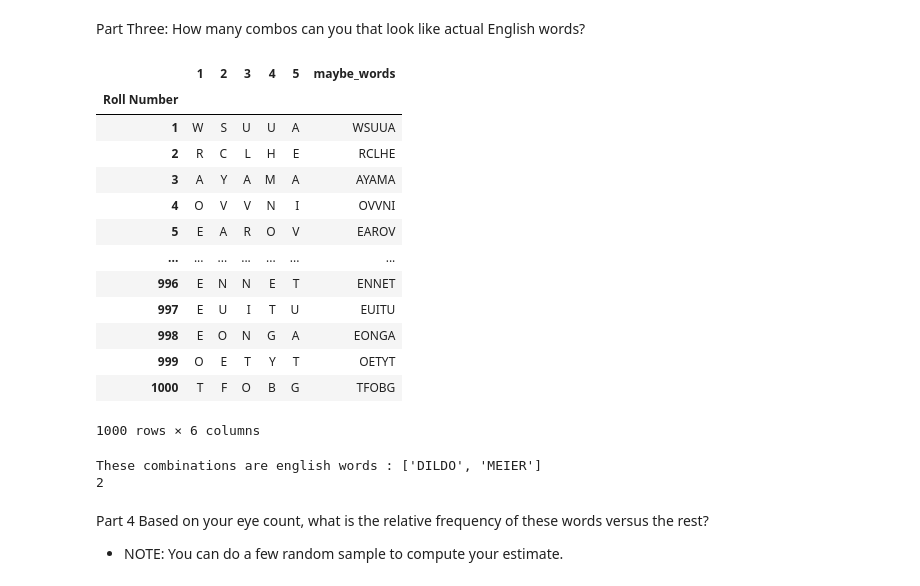
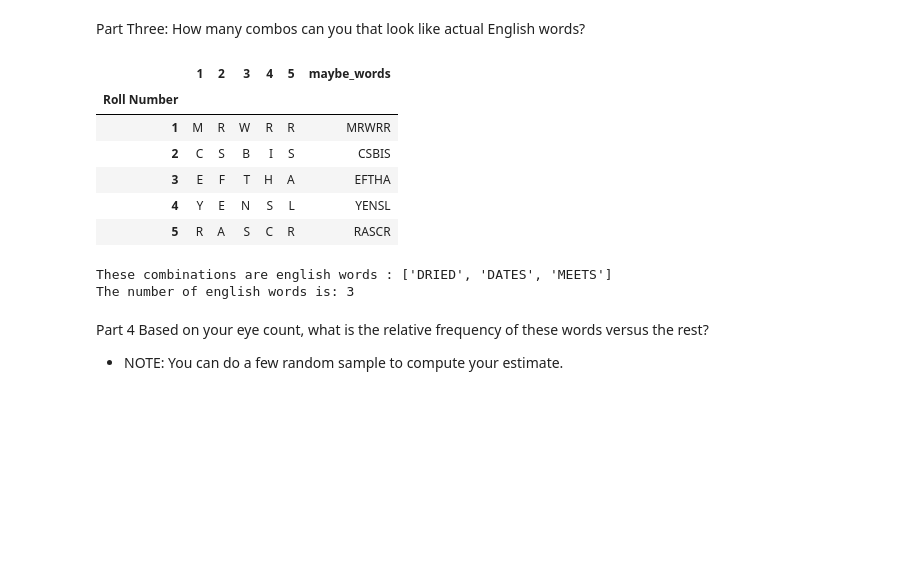
Before and after one commit to bellasamper/Montecarlo_Simulator, a Jupyter notebook: Montecarlo_demo.ipynb, the cells around one changed output. Cells and saved outputs as stored; diff of their text form; code cells hidden in the pictures; blank space fills up the shorter version.

```diff
--- a/Montecarlo_demo.ipynb
+++ b/Montecarlo_demo.ipynb
@@ -381,22 +374,15 @@ alpha_analyzer = Analyzer(alpha_game)
 # %%
 df_alpha = alpha_game.show()
 df_alpha["maybe_words"] = df_alpha[1] + df_alpha[2] + df_alpha[3] + df_alpha[4] + df_alpha[5]
-df_alpha
+df_alpha.head()
 # %% [output]
 |  | 1 | 2 | 3 | 4 | 5 | maybe_words |
 | Roll Number |  |  |  |  |  |  |
-| 1 | W | S | U | U | A | WSUUA |
-| 2 | R | C | L | H | E | RCLHE |
-| 3 | A | Y | A | M | A | AYAMA |
-| 4 | O | V | V | N | I | OVVNI |
-| 5 | E | A | R | O | V | EAROV |
-| ... | ... | ... | ... | ... | ... | ... |
-| 996 | E | N | N | E | T | ENNET |
-| 997 | E | U | I | T | U | EUITU |
-| 998 | E | O | N | G | A | EONGA |
-| 999 | O | E | T | Y | T | OETYT |
-| 1000 | T | F | O | B | G | TFOBG |
+| 1 | M | R | W | R | R | MRWRR |
+| 2 | C | S | B | I | S | CSBIS |
+| 3 | E | F | T | H | A | EFTHA |
+| 4 | Y | E | N | S | L | YENSL |
+| 5 | R | A | S | C | R | RASCR |
-1000 rows × 6 columns
 # %%
 import enchant
 # %%
@@ -409,10 +395,10 @@ for word in df_alpha['maybe_words']:
         englishword.append(word)
         count = count + 1
 print("These combinations are english words : " + str(englishword))
-print(count)
+print("The number of english words is: " + str(count))
 # %% [output]
-These combinations are english words : ['DILDO', 'MEIER']
-2
+These combinations are english words : ['DRIED', 'DATES', 'MEETS']
+The number of english words is: 3
 # %% [markdown]
 Part 4 Based on your eye count, what is the relative frequency of these words versus the rest?
 - NOTE: You can do a few random sample to compute your estimate.
```
Also changed, not shown: parts of 18 cells of this notebook, 4 other files.
